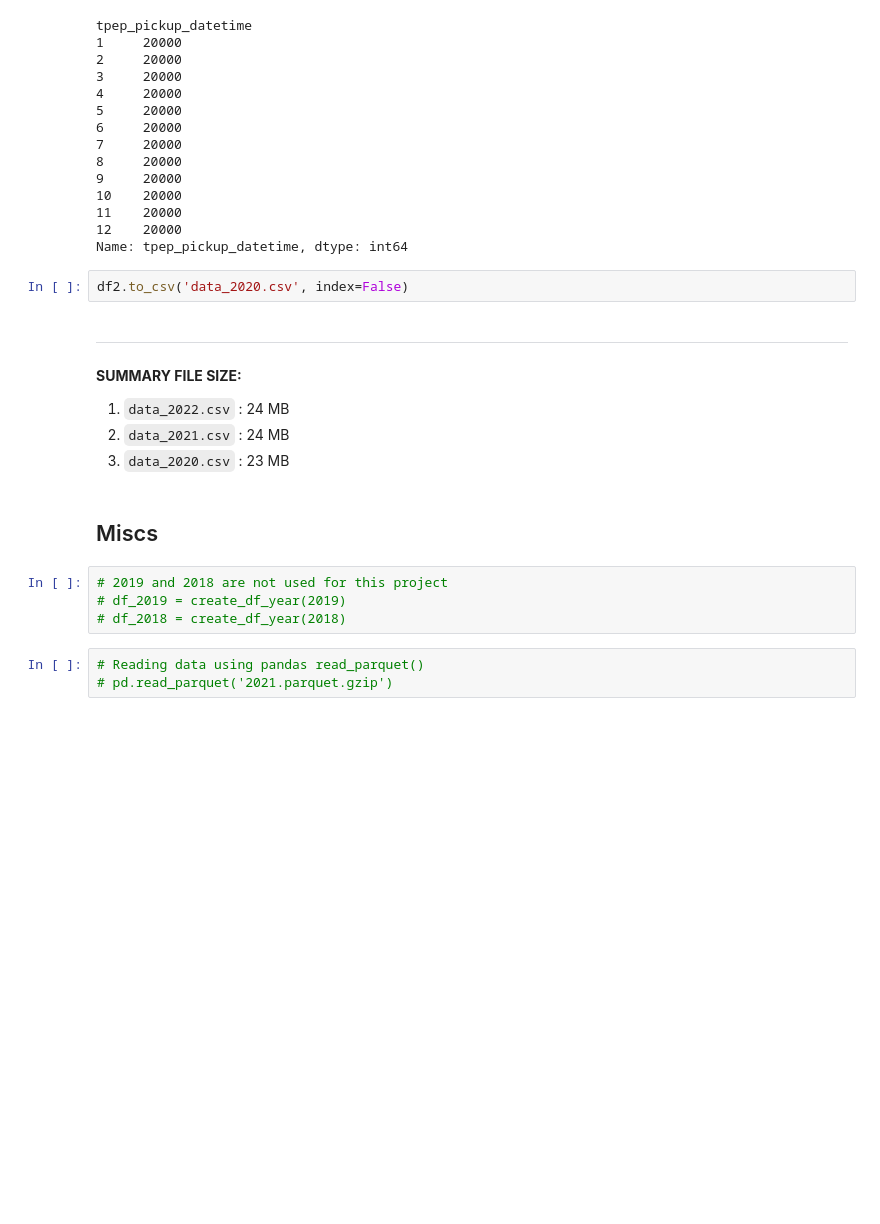
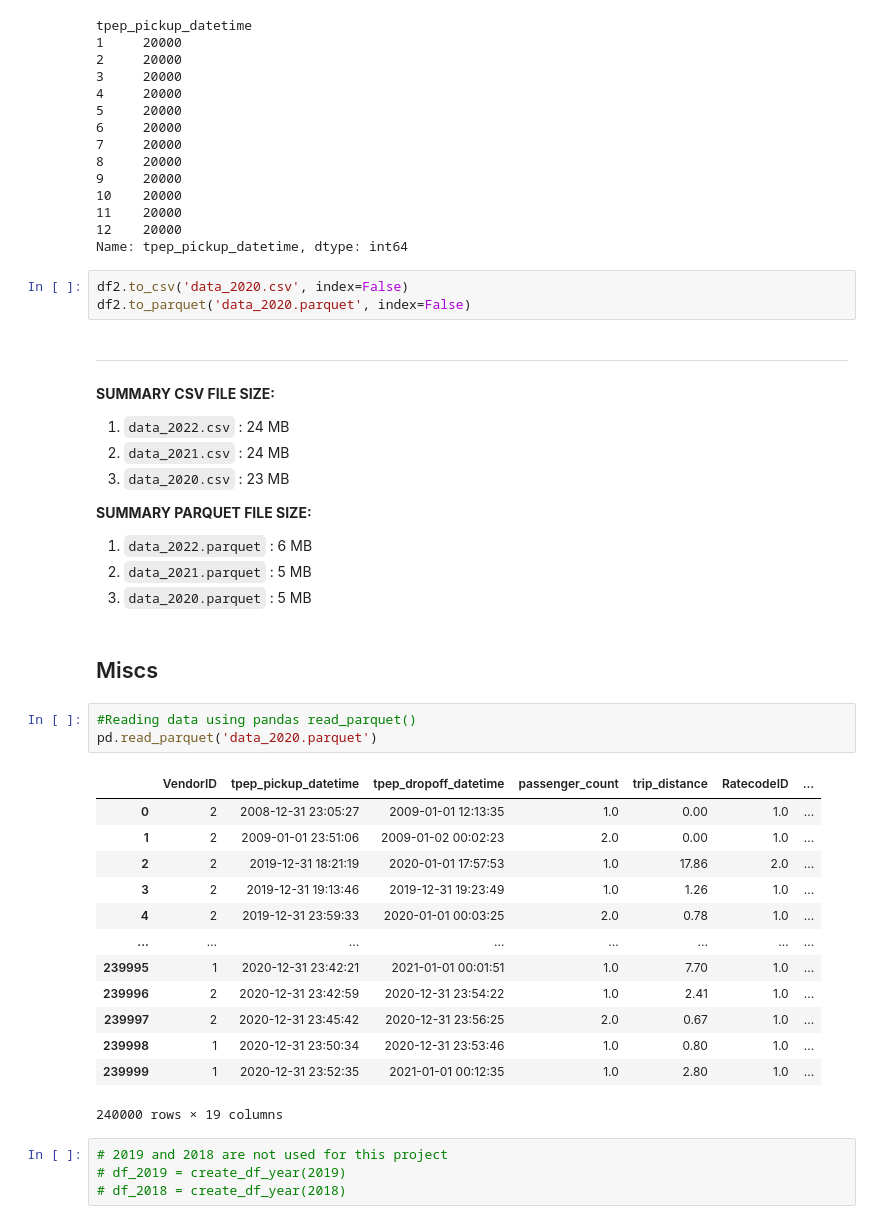
Before and after one commit to aimanamri/yellow-taxi-trips-etl-data-engineering-project, a Jupyter notebook: concat_data.ipynb, the cells around one changed output. Cells and saved outputs as stored; diff of their text form; blank space fills up the shorter version.

```diff
--- a/concat_data.ipynb
+++ b/concat_data.ipynb
@@ -223,19 +225,39 @@ tpep_pickup_datetime
 Name: tpep_pickup_datetime, dtype: int64
 # %%
 df2.to_csv('data_2020.csv', index=False)
+df2.to_parquet('data_2020.parquet', index=False)
 # %% [markdown]
 <hr>
 
-**SUMMARY FILE SIZE:** <br>
+**SUMMARY CSV FILE SIZE:** <br>
 1. `data_2022.csv` : 24 MB <br>
 2. `data_2021.csv` : 24 MB <br>
-3. `data_2020.csv` : 23 MB
+3. `data_2020.csv` : 23 MB<br>
+
+**SUMMARY PARQUET FILE SIZE:** <br>
+1. `data_2022.parquet` : 6 MB <br>
+2. `data_2021.parquet` : 5 MB <br>
+3. `data_2020.parquet` : 5 MB
 # %% [markdown]
 ## Miscs
-# %%
-# 2019 and 2018 are not used for this project
-# df_2019 = create_df_year(2019)
-# df_2018 = create_df_year(2018)
 # %%
-# Reading data using pandas read_parquet()
-# pd.read_parquet('2021.parquet.gzip')
+#Reading data using pandas read_parquet()
+pd.read_parquet('data_2020.parquet')
+# %% [output]
+|  | VendorID | tpep_pickup_datetime | tpep_dropoff_datetime | passenger_count | trip_distance | RatecodeID | ... |
+| 0 | 2 | 2008-12-31 23:05:27 | 2009-01-01 12:13:35 | 1.0 | 0.00 | 1.0 | ... |
+| 1 | 2 | 2009-01-01 23:51:06 | 2009-01-02 00:02:23 | 2.0 | 0.00 | 1.0 | ... |
+| 2 | 2 | 2019-12-31 18:21:19 | 2020-01-01 17:57:53 | 1.0 | 17.86 | 2.0 | ... |
+| 3 | 2 | 2019-12-31 19:13:46 | 2019-12-31 19:23:49 | 1.0 | 1.26 | 1.0 | ... |
+| 4 | 2 | 2019-12-31 23:59:33 | 2020-01-01 00:03:25 | 2.0 | 0.78 | 1.0 | ... |
+| ... | ... | ... | ... | ... | ... | ... | ... |
+| 239995 | 1 | 2020-12-31 23:42:21 | 2021-01-01 00:01:51 | 1.0 | 7.70 | 1.0 | ... |
+| 239996 | 2 | 2020-12-31 23:42:59 | 2020-12-31 23:54:22 | 1.0 | 2.41 | 1.0 | ... |
+| 239997 | 2 | 2020-12-31 23:45:42 | 2020-12-31 23:56:25 | 2.0 | 0.67 | 1.0 | ... |
+| 239998 | 1 | 2020-12-31 23:50:34 | 2020-12-31 23:53:46 | 1.0 | 0.80 | 1.0 | ... |
+| 239999 | 1 | 2020-12-31 23:52:35 | 2021-01-01 00:12:35 | 1.0 | 2.80 | 1.0 | ... |
+240000 rows × 19 columns
+# %%
+# 2019 and 2018 are not used for this project
+# df_2019 = create_df_year(2019)
+# df_2018 = create_df_year(2018)
```
Also changed, not shown: parts of 11 cells of this notebook.
